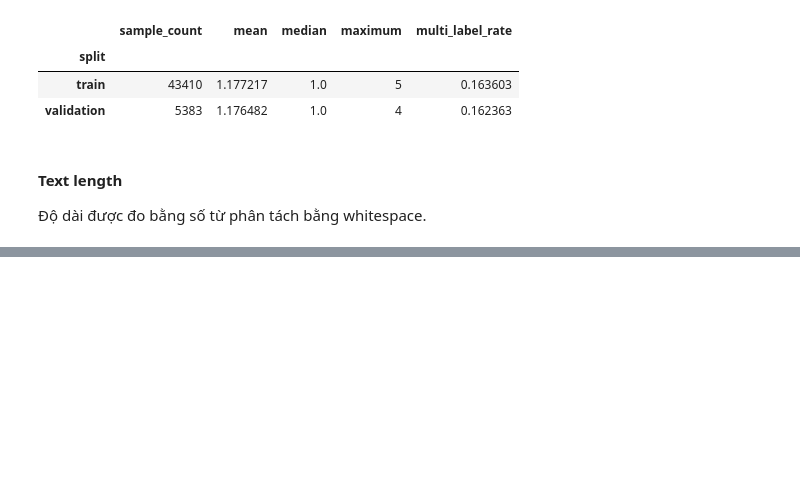
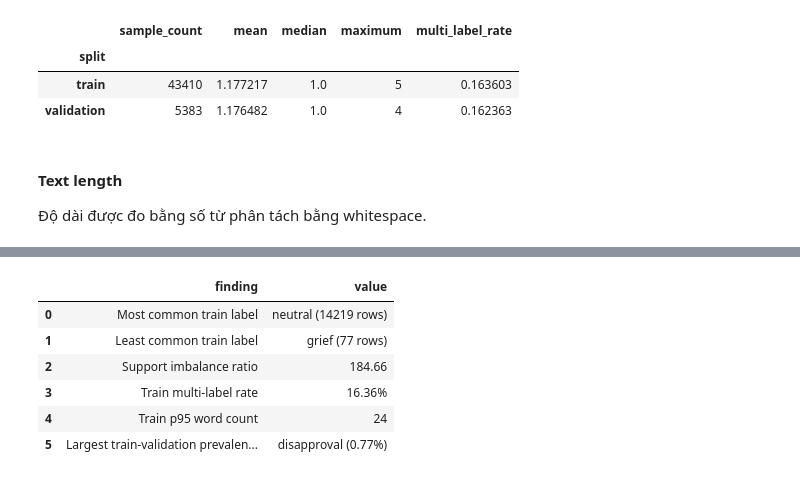
Before and after one commit to trungnguyennhat/pytorch-multilabel-emotion, a Jupyter notebook: notebooks/goemotions_analysis.ipynb, the cells around one changed output, grey strips where cells are left out. Saved outputs shown, nothing was run; the diff lists cells and outputs as text; code cells hidden in the pictures; blank space fills up the shorter version.

```diff
--- a/notebooks/goemotions_analysis.ipynb
+++ b/notebooks/goemotions_analysis.ipynb
@@ -489,0 +569,88 @@ print(
+# %%
+most_common_label = train_label_stats.iloc[0]
+least_common_label = train_label_stats.iloc[-1]
+
+imbalance_ratio = (
+    most_common_label["support"]
+    / least_common_label["support"]
+)
+
+largest_prevalence_gap = (
+    prevalence_table
+    .sort_values(
+        "absolute_gap",
+        ascending=False,
+    )
+    .iloc[0]
+)
+
+largest_gap_label = (
+    prevalence_table["absolute_gap"]
+    .idxmax()
+)
+
+train_multi_label_rate = cardinality_summary.loc[
+    "train",
+    "multi_label_rate",
+]
+
+train_p95_word_count = text_length_summary.loc[
+    "train",
+    "95%",
+]
+
+summary_rows = [
+    {
+        "finding": "Most common train label",
+        "value": (
+            f"{most_common_label['label']} "
+            f"({int(most_common_label['support'])} rows)"
+        ),
+    },
+    {
+        "finding": "Least common train label",
+        "value": (
+            f"{least_common_label['label']} "
+            f"({int(least_common_label['support'])} rows)"
+        ),
+    },
+    {
+        "finding": "Support imbalance ratio",
+        "value": f"{imbalance_ratio:.2f}",
+    },
+    {
+        "finding": "Train multi-label rate",
+        "value": f"{train_multi_label_rate:.2%}",
+    },
+    {
+        "finding": "Train p95 word count",
+        "value": f"{train_p95_word_count:.0f}",
+    },
+    {
+        "finding": "Largest train-validation prevalence gap",
+        "value": (
+            f"{largest_gap_label} "
+            f"({largest_prevalence_gap['absolute_gap']:.2%})"
+        ),
+    },
+]
+
+research_summary = pd.DataFrame(summary_rows)
+display(research_summary)
+
+assert len(train_df) == 43_410
+assert len(validation_df) == 5_383
+assert len(label_names) == 28
+assert train_df["label_cardinality"].min() >= 1
+assert train_df["word_count"].min() >= 1
+assert not label_stats.empty
+assert not cardinality_distribution.empty
+assert not top_label_pairs.empty
+# %% [output]
+|  | finding | value |
+| 0 | Most common train label | neutral (14219 rows) |
+| 1 | Least common train label | grief (77 rows) |
+| 2 | Support imbalance ratio | 184.66 |
+| 3 | Train multi-label rate | 16.36% |
+| 4 | Train p95 word count | 24 |
+| 5 | Largest train-validation prevalen... | disapproval (0.77%) |
```
Also changed, not shown: parts of 4 cells of this notebook, 1 other file.
